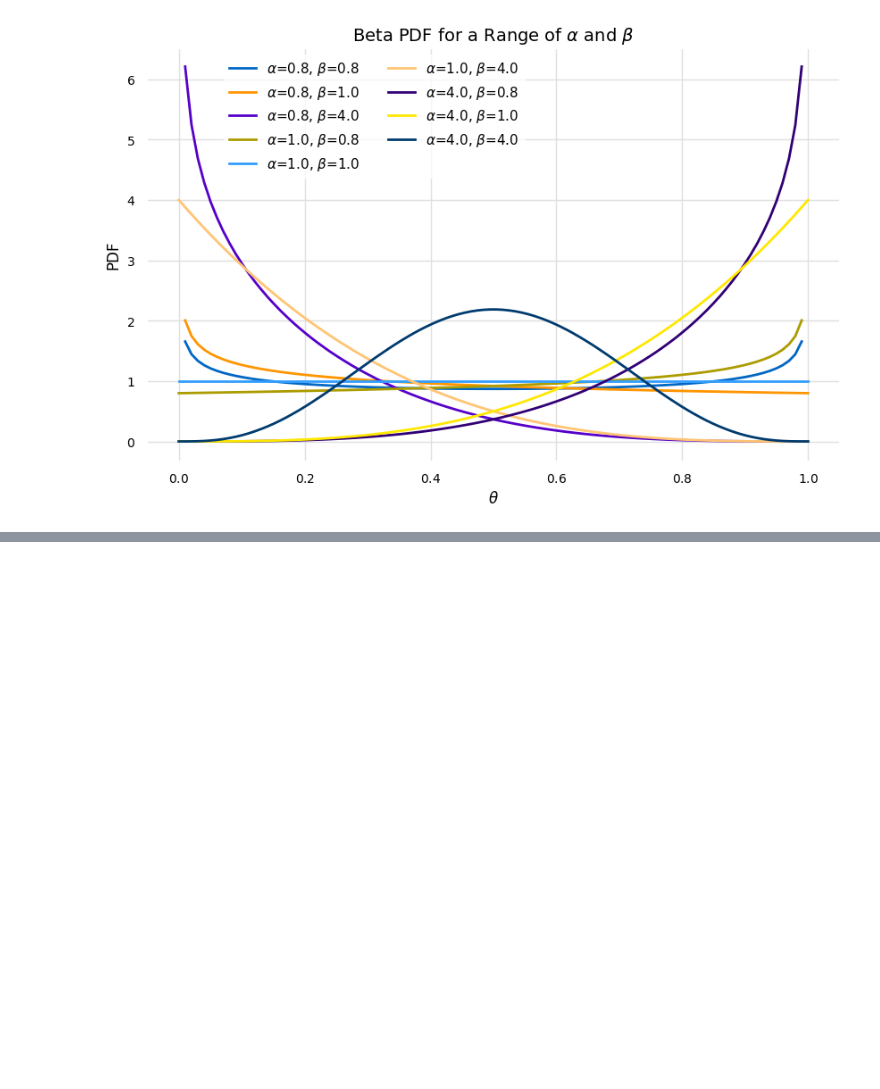
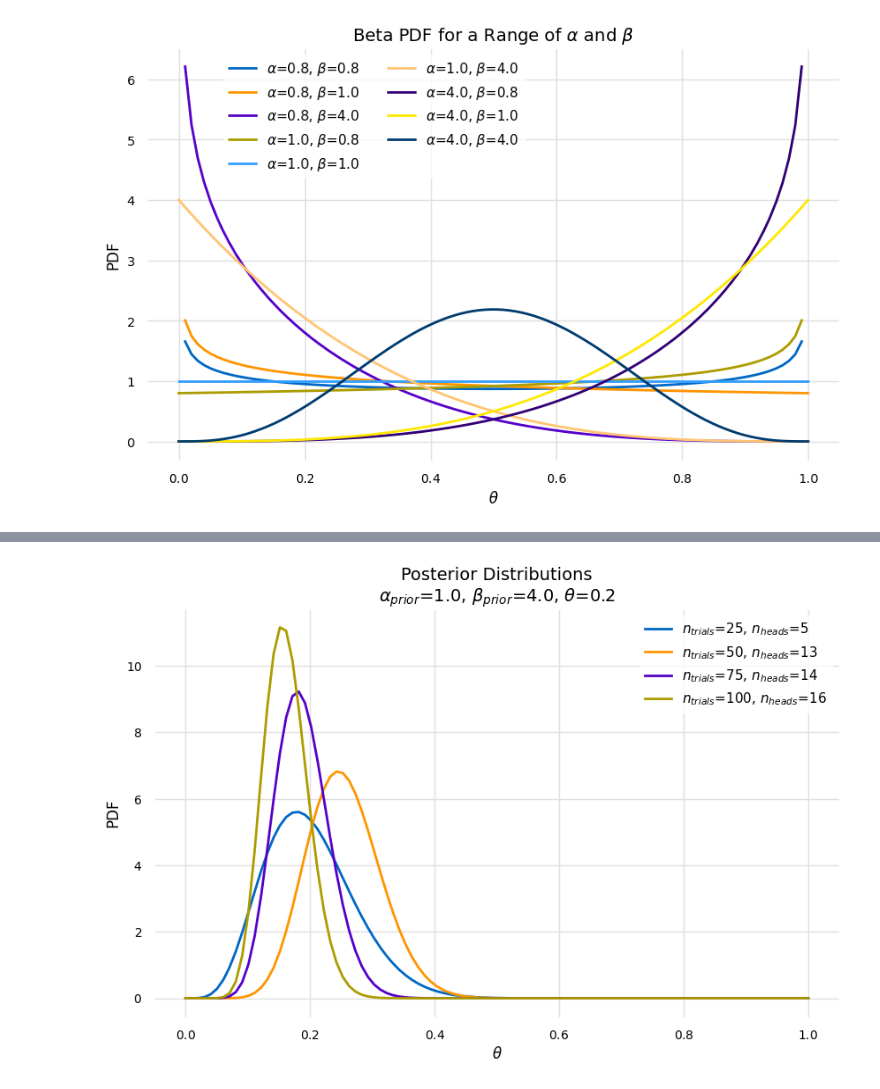
Before and after one commit to glyfish/PyMC, a Jupyter notebook: notebooks/Baysian Analysis with Python/exp_1_coin_flip.ipynb, the cells around one changed output, grey strips where cells are left out. Cells and saved outputs as stored; diff of their text form; code cells hidden in the pictures; blank space fills up the shorter version.

```diff
--- a/notebooks/Baysian Analysis with Python/exp_1_coin_flip.ipynb
+++ b/notebooks/Baysian Analysis with Python/exp_1_coin_flip.ipynb
@@ -125,0 +142,4 @@ comparison(posteriors, x)
+# %%
+plot_posteriors(beta_params[1], data, theta)
+# %% [output]
+[figure, added]
```
Also changed, not shown: parts of 18 cells of this notebook.
